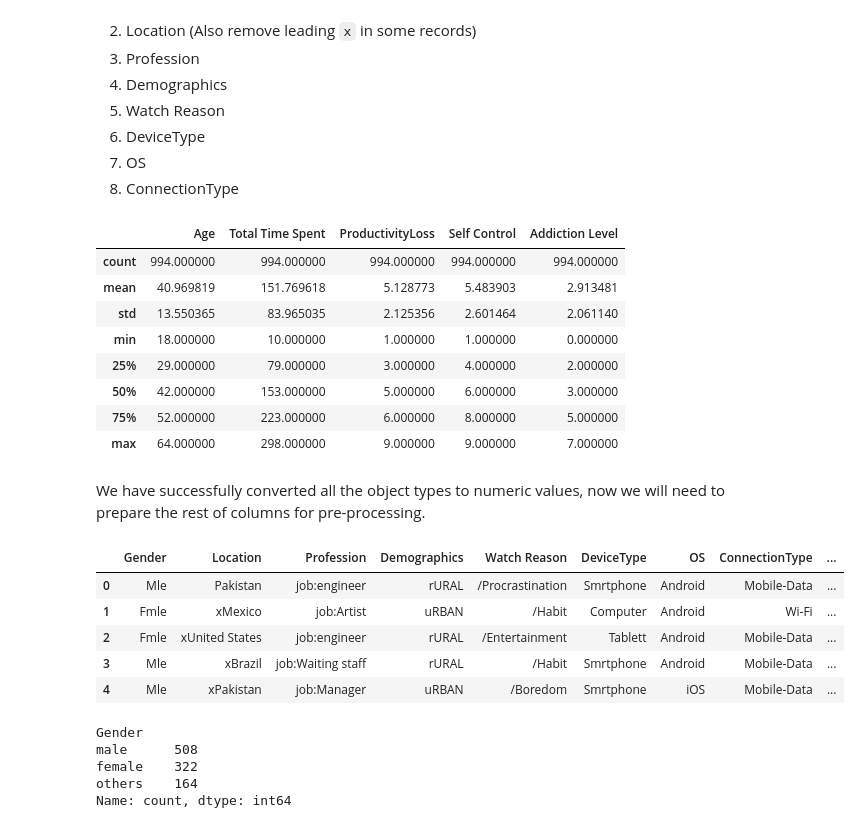
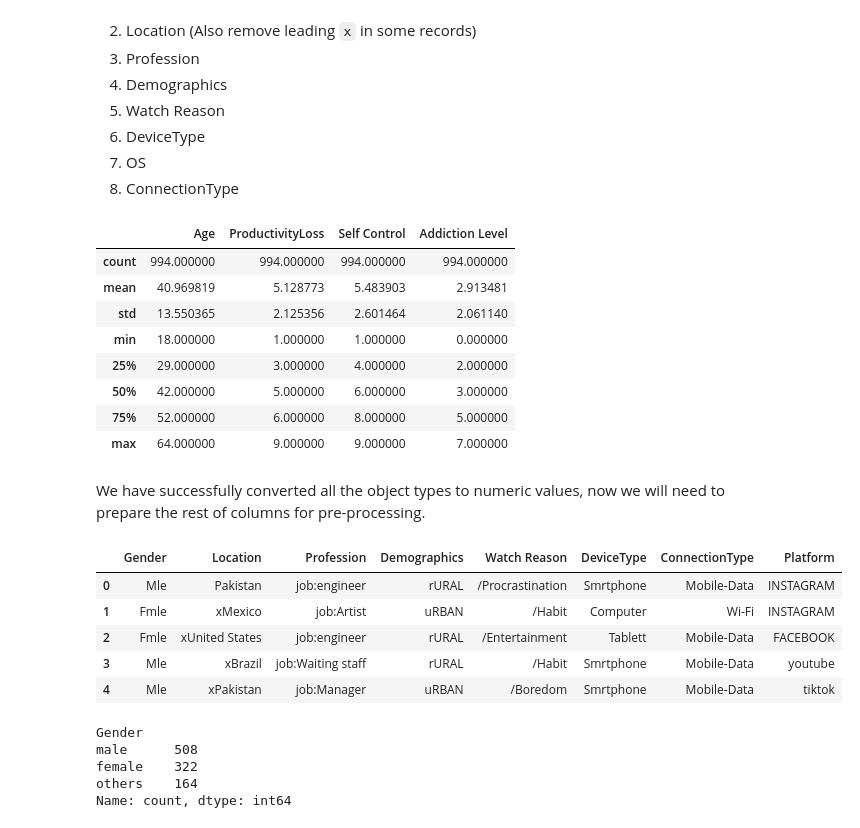
Before and after one commit to ketanip/productivity-impact-predictor, a Jupyter notebook: training.ipynb, the cells around one changed output. Cells and saved outputs as stored; diff of their text form; code cells hidden in the pictures.

Commit message:
Remove total time spend and OS to improve model accuracy. Also updated UI and pickles.

```diff
--- a/training.ipynb
+++ b/training.ipynb
@@ -169,6 +169,8 @@ useless_cols = [
     "Number of Sessions",
     "Number of Videos Watched",
     "Income",
+    "Total Time Spent",
+    "OS"
 ]
 df.drop(columns=useless_cols, inplace=True)
 # %% [markdown]
@@ -236,38 +238,37 @@ df["ProductivityLoss"] = pd.to_numeric(df["ProductivityLoss"])
 # %%
 df.describe()
 # %% [output]
-|  | Age | Total Time Spent | ProductivityLoss | Self Control | Addiction Level |
-| count | 994.000000 | 994.000000 | 994.000000 | 994.000000 | 994.000000 |
-| mean | 40.969819 | 151.769618 | 5.128773 | 5.483903 | 2.913481 |
-| std | 13.550365 | 83.965035 | 2.125356 | 2.601464 | 2.061140 |
-| min | 18.000000 | 10.000000 | 1.000000 | 1.000000 | 0.000000 |
-| 25% | 29.000000 | 79.000000 | 3.000000 | 4.000000 | 2.000000 |
-| 50% | 42.000000 | 153.000000 | 5.000000 | 6.000000 | 3.000000 |
-| 75% | 52.000000 | 223.000000 | 6.000000 | 8.000000 | 5.000000 |
-| max | 64.000000 | 298.000000 | 9.000000 | 9.000000 | 7.000000 |
+|  | Age | ProductivityLoss | Self Control | Addiction Level |
+| count | 994.000000 | 994.000000 | 994.000000 | 994.000000 |
+| mean | 40.969819 | 5.128773 | 5.483903 | 2.913481 |
+| std | 13.550365 | 2.125356 | 2.601464 | 2.061140 |
+| min | 18.000000 | 1.000000 | 1.000000 | 0.000000 |
+| 25% | 29.000000 | 3.000000 | 4.000000 | 2.000000 |
+| 50% | 42.000000 | 5.000000 | 6.000000 | 3.000000 |
+| 75% | 52.000000 | 6.000000 | 8.000000 | 5.000000 |
+| max | 64.000000 | 9.000000 | 9.000000 | 7.000000 |
 # %% [markdown]
 We have successfully converted all the object types to numeric values, now we will need to prepare the rest of columns for pre-processing.
 # %%
 df[
     [
         "Gender",
         "Location",
         "Profession",
         "Demographics",
         "Watch Reason",
         "DeviceType",
-        "OS",
         "ConnectionType",
         "Platform",
     ]
 ].head()
 # %% [output]
-|  | Gender | Location | Profession | Demographics | Watch Reason | DeviceType | OS | ConnectionType | ... |
-| 0 | Mle | Pakistan | job:engineer | rURAL | /Procrastination | Smrtphone | Android | Mobile-Data | ... |
-| 1 | Fmle | xMexico | job:Artist | uRBAN | /Habit | Computer | Android | Wi-Fi | ... |
-| 2 | Fmle | xUnited States | job:engineer | rURAL | /Entertainment | Tablett | Android | Mobile-Data | ... |
-| 3 | Mle | xBrazil | job:Waiting staff | rURAL | /Habit | Smrtphone | Android | Mobile-Data | ... |
-| 4 | Mle | xPakistan | job:Manager | uRBAN | /Boredom | Smrtphone | iOS | Mobile-Data | ... |
+|  | Gender | Location | Profession | Demographics | Watch Reason | DeviceType | ConnectionType | Platform |
+| 0 | Mle | Pakistan | job:engineer | rURAL | /Procrastination | Smrtphone | Mobile-Data | INSTAGRAM |
+| 1 | Fmle | xMexico | job:Artist | uRBAN | /Habit | Computer | Wi-Fi | INSTAGRAM |
+| 2 | Fmle | xUnited States | job:engineer | rURAL | /Entertainment | Tablett | Mobile-Data | FACEBOOK |
+| 3 | Mle | xBrazil | job:Waiting staff | rURAL | /Habit | Smrtphone | Mobile-Data | youtube |
+| 4 | Mle | xPakistan | job:Manager | uRBAN | /Boredom | Smrtphone | Mobile-Data | tiktok |
 # %%
 df["Platform"] = df["Platform"].apply(lambda x: x.lower().strip("_"))
 # %%
```
Also changed, not shown: parts of 11 cells of this notebook, 3 other files.
